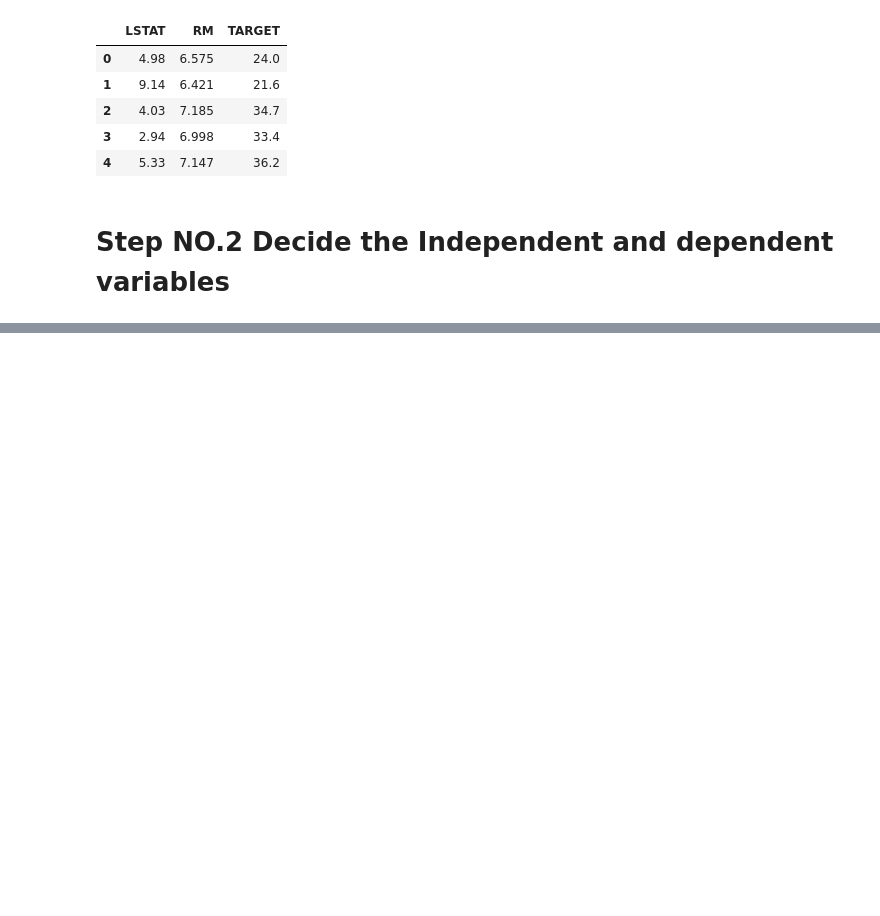
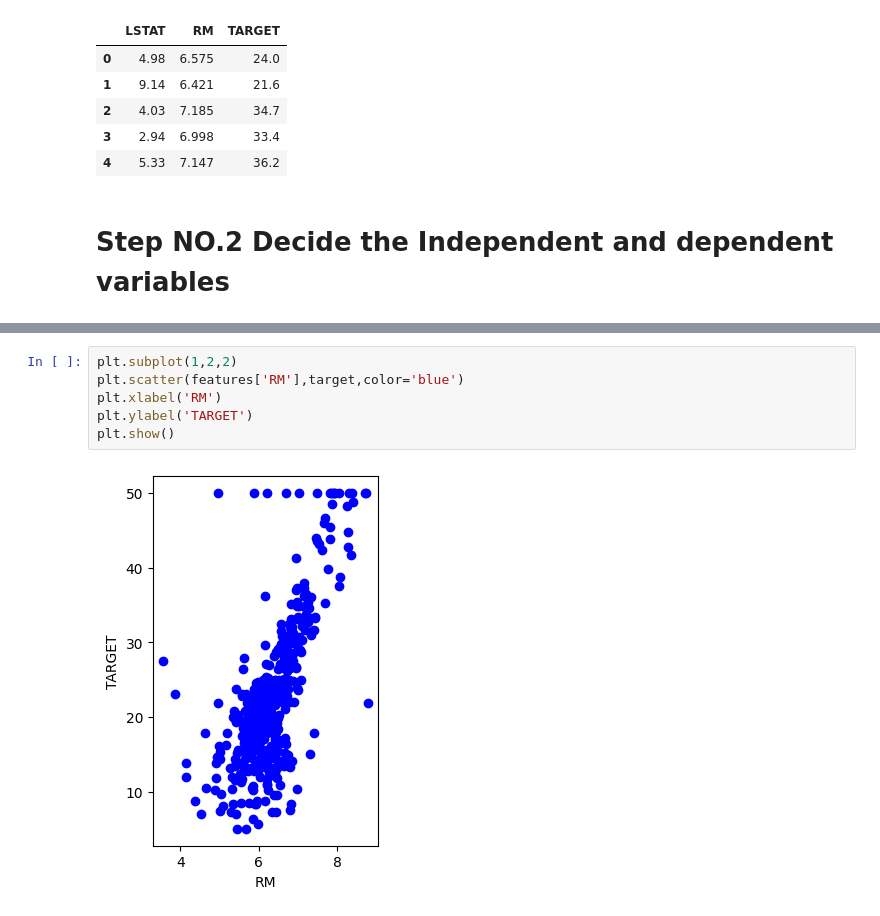
Before and after one commit to jabanitaha/data-mining-2-, a Jupyter notebook: LR_Boston_Housing.ipynb, the cells around one changed output, grey strips where cells are left out. Saved outputs shown, nothing was run; the diff lists cells and outputs as text; blank space fills up the shorter version.

```diff
--- a/LR_Boston_Housing.ipynb
+++ b/LR_Boston_Housing.ipynb
@@ -102,0 +114,8 @@ df[['LSTAT','RM','TARGET']].head()
+# %%
+plt.subplot(1,2,2)
+plt.scatter(features['RM'],target,color='blue')
+plt.xlabel('RM')
+plt.ylabel('TARGET')
+plt.show()
+# %% [output]
+[figure, added]
```
Also changed, not shown: parts of 17 cells of this notebook.
